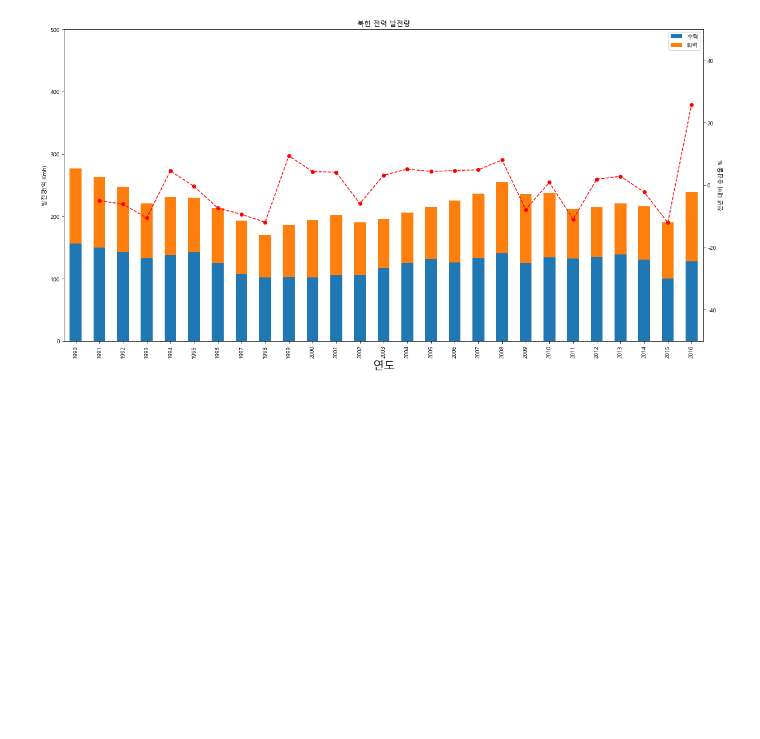
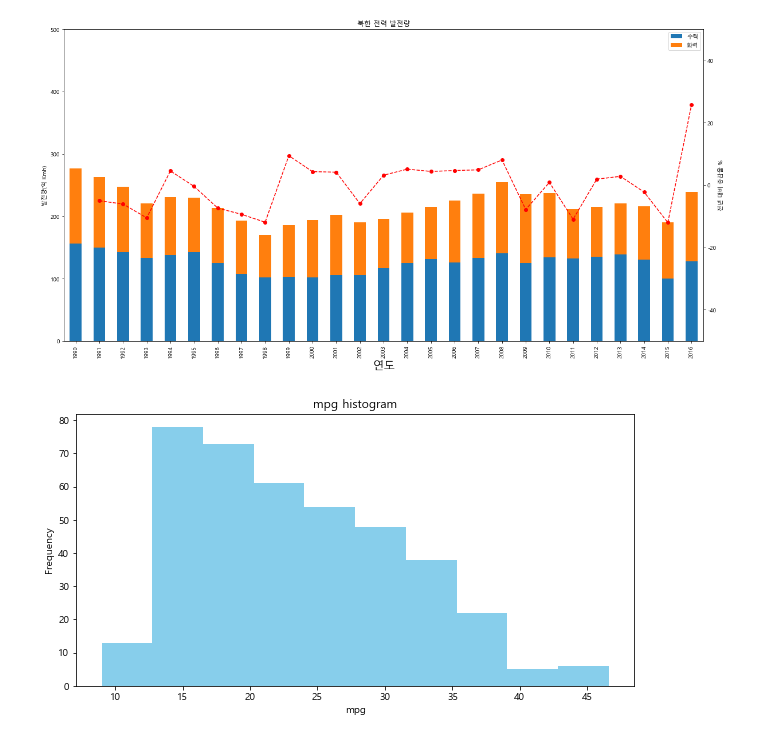
Before and after one commit to euichan96/python_basic, a Jupyter notebook: python_pandas/matplotlib.ipynb, the cells around one changed output. Saved outputs shown, nothing was run; the diff lists cells and outputs as text; code cells hidden in the pictures; blank space fills up the shorter version.

```diff
--- a/python_pandas/matplotlib.ipynb
+++ b/python_pandas/matplotlib.ipynb
@@ -505,3 +505,15 @@ ax1.legend(loc='best')
 plt.show()
 # %% [output]
 [figure]
+# %%
+#histogram : 변수가 하나
+
+df = pd.read_csv('dataset/auto-mpg.csv',header= None)
+df.columns = ['mpg','cylinders','displacement','horsepower','weight',
+              'acceleration','model year','origin','name']
+df['mpg'].plot(kind='hist', bins=10, figsize=(10,5), color='skyblue')
+plt.title("mpg histogram")
+plt.xlabel('mpg')
+plt.show()
+# %% [output]
+[figure, added]
```
Also changed, not shown: parts of 5 cells of this notebook, 5 other files.
